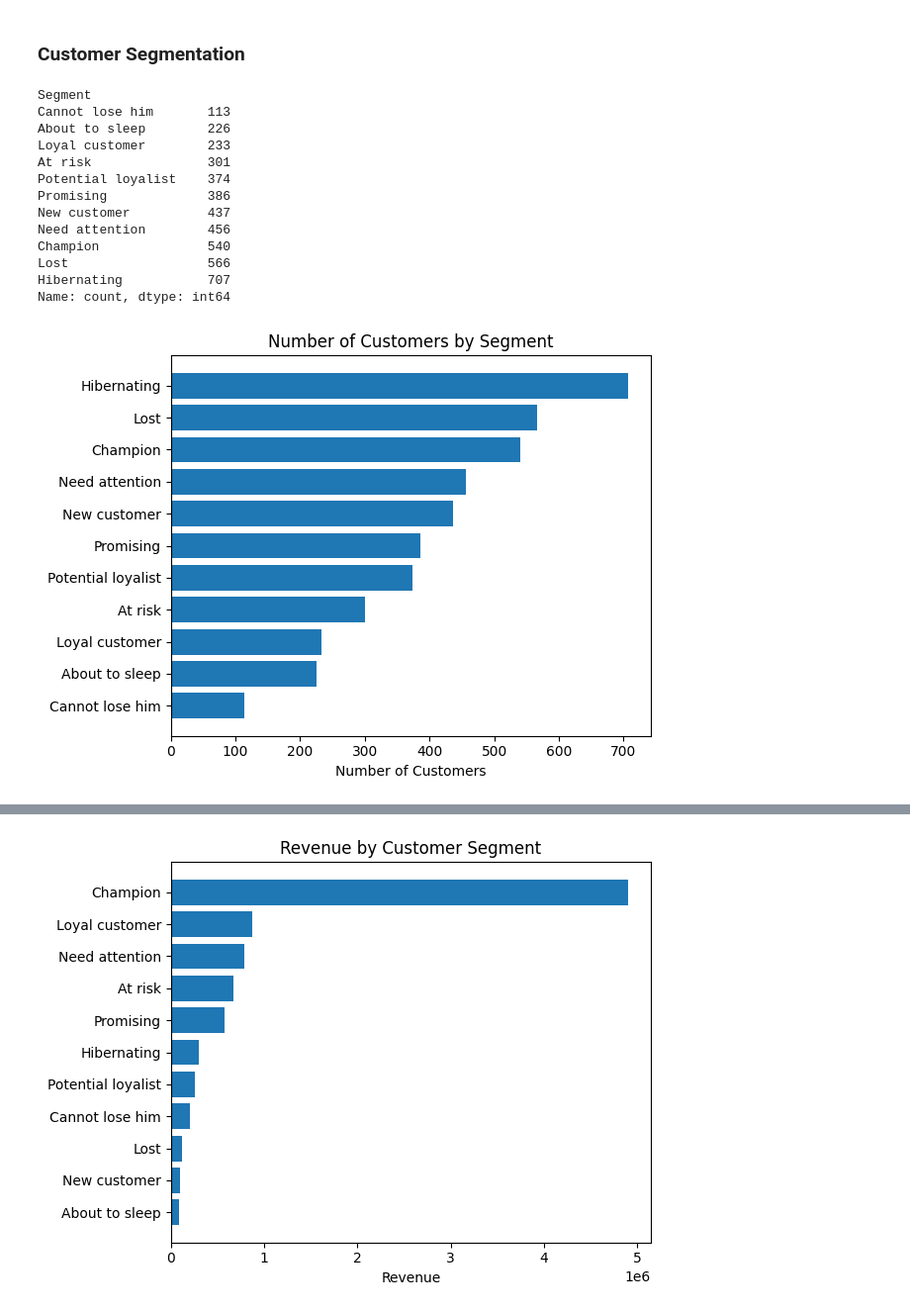
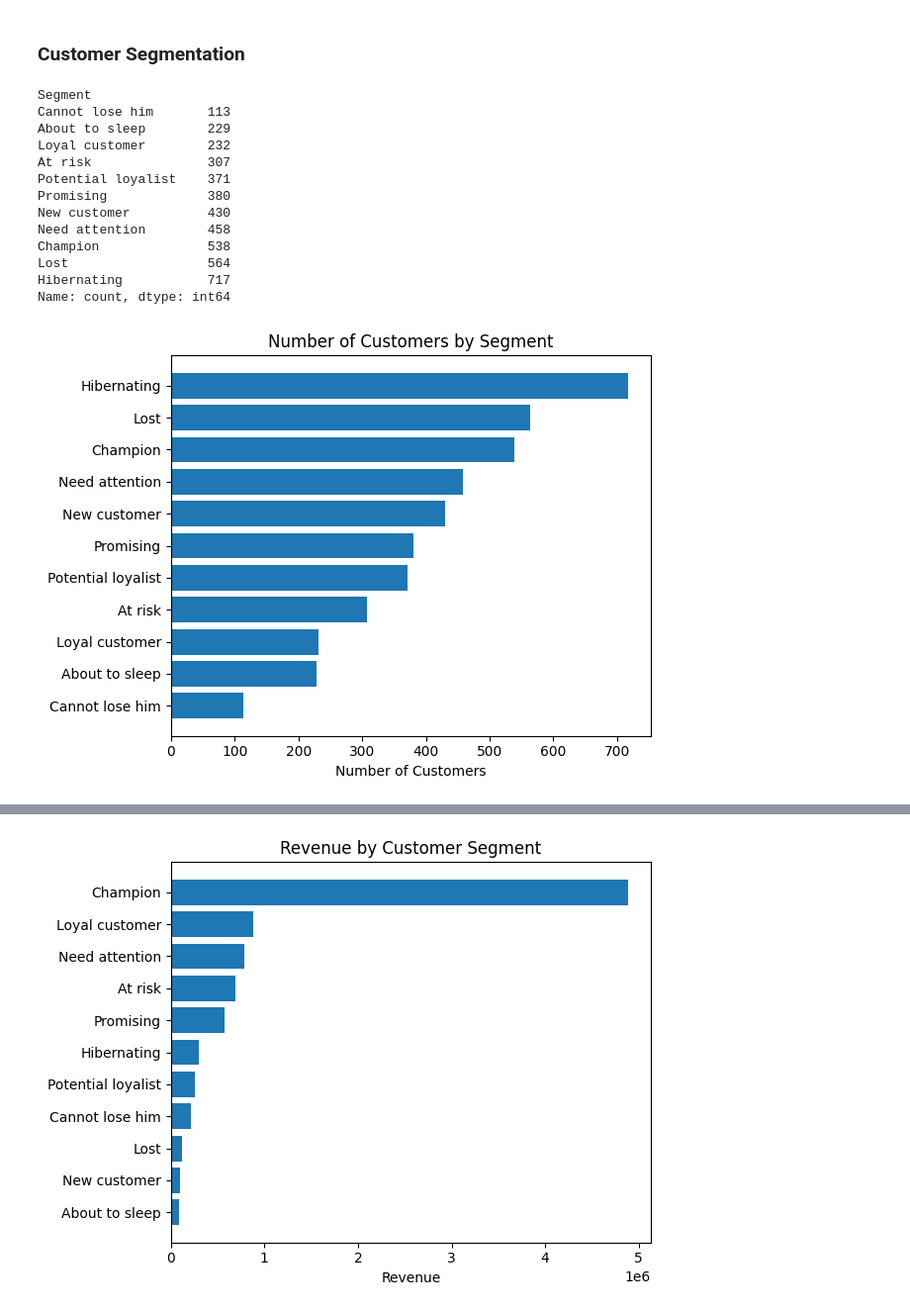
Before and after one commit to MattiaVerardi/online-retail-py, a Jupyter notebook: notebooks/online_retail_py.ipynb, the cells around one changed output, grey strips where cells are left out. Shown at 99% size. Saved outputs shown, nothing was run; the diff lists cells and outputs as text; code cells hidden in the pictures.

```diff
--- a/notebooks/online_retail_py.ipynb
+++ b/notebooks/online_retail_py.ipynb
@@ -887,30 +919,41 @@ def map_rfm_segment(score):
-# %%
-rfm_analysis["Segment"] = rfm_analysis["RFM_score"].astype(str).apply(map_rfm_segment)
+# %%
+customers_segment = pd.read_csv(
+    data_path("RFM Customers Segmentation.csv"),
+    sep=";",
+    dtype={"RFM_score": "str"}
+)
+# %%
+rfm_analysis = pd.merge(
+    left=rfm_analysis.reset_index(),
+    right=customers_segment,
+    how="inner",
+    on="RFM_score"
+)
 # %%
-segment_customers = rfm_analysis["Segment"].value_counts().sort_values()
-segment_customers
+customers_segmentation = rfm_analysis["Segment"].value_counts().sort_values()
+customers_segmentation
 # %% [output]
 Segment
 Cannot lose him       113
-About to sleep        226
-Loyal customer        233
-At risk               301
-Potential loyalist    374
-Promising             386
-New customer          437
-Need attention        456
-Champion              540
-Lost                  566
-Hibernating           707
+About to sleep        229
+Loyal customer        232
+At risk               307
+Potential loyalist    371
+Promising             380
+New customer          430
+Need attention        458
+Champion              538
+Lost                  564
+Hibernating           717
 Name: count, dtype: int64
 # %%
-plt.barh(segment_customers.index, segment_customers)
+plt.barh(customers_segmentation.index, customers_segmentation)
 plt.title("Number of Customers by Segment")
 plt.xlabel("Number of Customers")
 plt.tight_layout()
 plt.show()
 # %% [output]
-[figure, old version]
+[figure, new version]
 # %%
 segment_revenue = rfm_analysis.groupby("Segment")["Monetary"].sum().sort_values()
 segment_revenue
```
Also changed, not shown: parts of 13 cells of this notebook, 2 other files.
